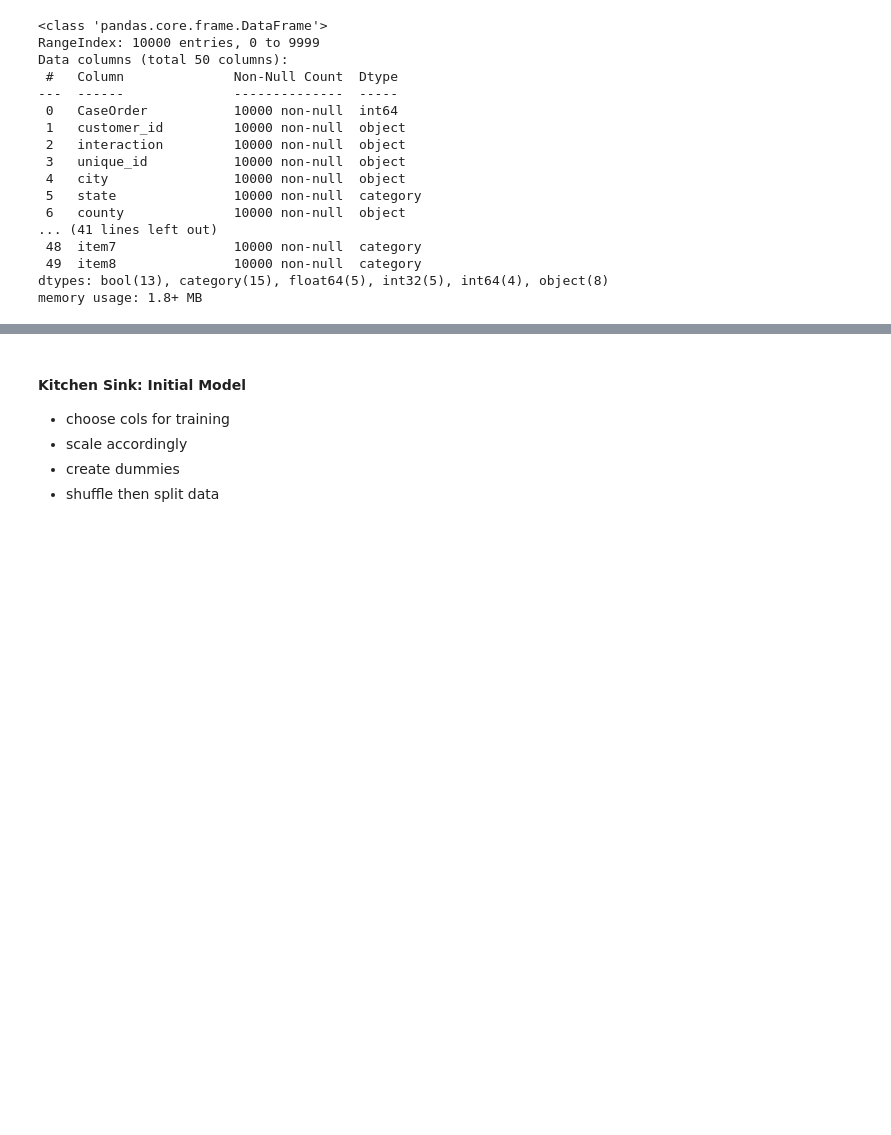
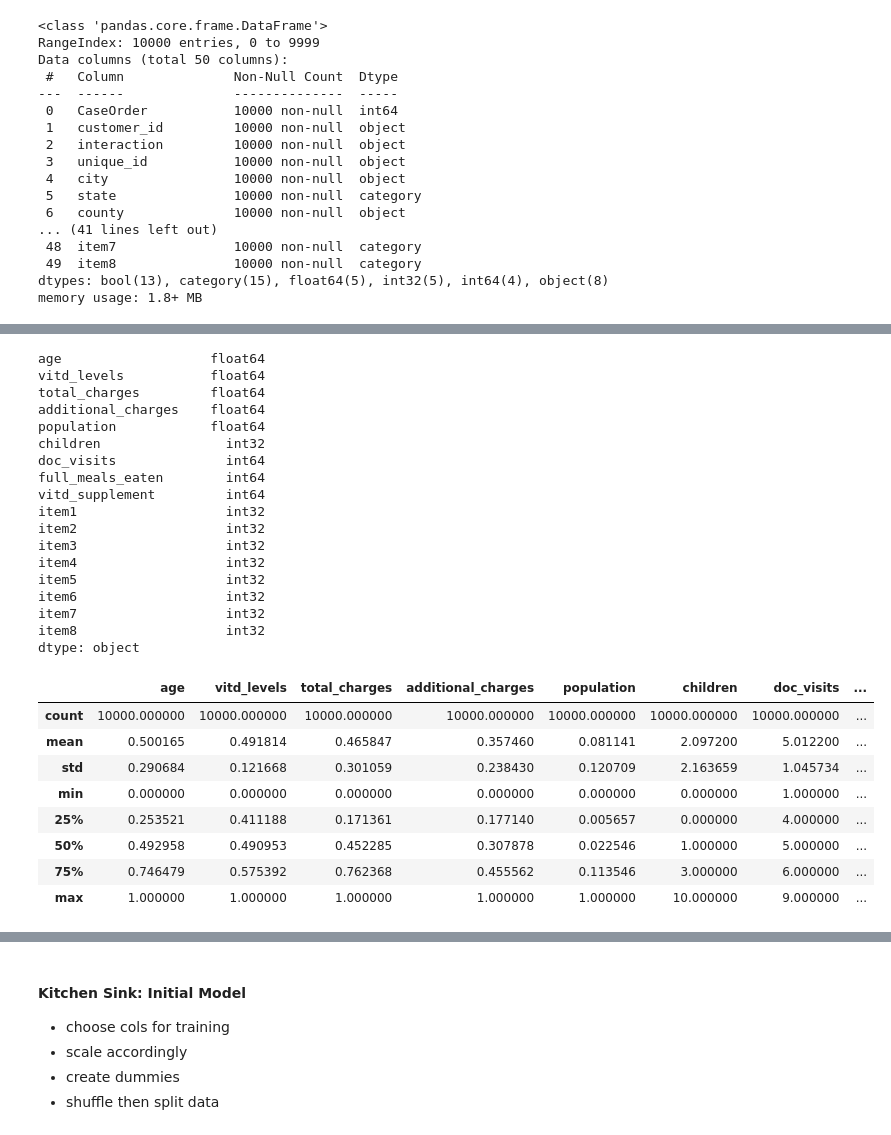
Before and after one commit to DesireeMcElroy/WGU_MSDA, a Jupyter notebook: D208-Predictive_Modeling/logistic_reg_task1.ipynb, the cells around one changed output, grey strips where cells are left out. Cells and saved outputs as stored; diff of their text form; code cells hidden in the pictures; blank space fills up the shorter version.

Commit message:
adding summaries for model prep

```diff
--- a/D208-Predictive_Modeling/logistic_reg_task1.ipynb
+++ b/D208-Predictive_Modeling/logistic_reg_task1.ipynb
@@ -10,8 +10,14 @@ import seaborn as sns
 
 from sklearn.model_selection import train_test_split
 from sklearn.preprocessing import MinMaxScaler
+from sklearn.metrics import mean_squared_error, r2_score, explained_variance_score
+
+from sklearn.linear_model import LinearRegression, LassoLars, TweedieRegressor
+from sklearn.feature_selection import f_regression, SelectKBest, RFE
+from sklearn.preprocessing import PolynomialFeatures
 
 pd.set_option('display.max_columns', None)
+pd.set_option('display.max_rows', 150)
 # %% [markdown]
 ## Part I: Research Question
 
@@ -556,0 +622,9 @@ memory usage: 1.8+ MB
+# %%
+# Create dummies for the specified columns
+dummy_df = pd.get_dummies(df[to_dummy], drop_first=True)
+
+# Concatenate the original dataframe with the dummies
+df = pd.concat([df, dummy_df], axis=1)
+
+# # Drop the original columns if you no longer need them
+# df = df.drop(columns=columns_to_dummy)
@@ -556,0 +646,51 @@ memory usage: 1.8+ MB
+# %%
+# scale continuous values (discrete on a case by case depending on range)
+to_scale = ['age'
+            ,'vitd_levels'
+            ,'total_charges'
+            ,'additional_charges'
+            ,'population'
+            ,'children'
+            ,'doc_visits'
+            ,'full_meals_eaten'
+            ,'vitd_supplement'
+            ,'item1'
+            ,'item2'
+            ,'item3'
+            ,'item4'
+            ,'item5'
+            ,'item6'
+            ,'item7'
+            ,'item8']
+
+print(df[to_scale].dtypes)
+
+df[to_scale].describe().T
+# %% [output]
+age                   float64
+vitd_levels           float64
+total_charges         float64
+additional_charges    float64
+population            float64
+children                int32
+doc_visits              int64
+full_meals_eaten        int64
+vitd_supplement         int64
+item1                   int32
+item2                   int32
+item3                   int32
+item4                   int32
+item5                   int32
+item6                   int32
+item7                   int32
+item8                   int32
+dtype: object
+|  | age | vitd_levels | total_charges | additional_charges | population | children | doc_visits | ... |
+| count | 10000.000000 | 10000.000000 | 10000.000000 | 10000.000000 | 10000.000000 | 10000.000000 | 10000.000000 | ... |
+| mean | 0.500165 | 0.491814 | 0.465847 | 0.357460 | 0.081141 | 2.097200 | 5.012200 | ... |
+| std | 0.290684 | 0.121668 | 0.301059 | 0.238430 | 0.120709 | 2.163659 | 1.045734 | ... |
+| min | 0.000000 | 0.000000 | 0.000000 | 0.000000 | 0.000000 | 0.000000 | 1.000000 | ... |
+| 25% | 0.253521 | 0.411188 | 0.171361 | 0.177140 | 0.005657 | 0.000000 | 4.000000 | ... |
+| 50% | 0.492958 | 0.490953 | 0.452285 | 0.307878 | 0.022546 | 1.000000 | 5.000000 | ... |
+| 75% | 0.746479 | 0.575392 | 0.762368 | 0.455562 | 0.113546 | 3.000000 | 6.000000 | ... |
+| max | 1.000000 | 1.000000 | 1.000000 | 1.000000 | 1.000000 | 10.000000 | 9.000000 | ... |
```
Also changed, not shown: parts of 54 cells of this notebook.
